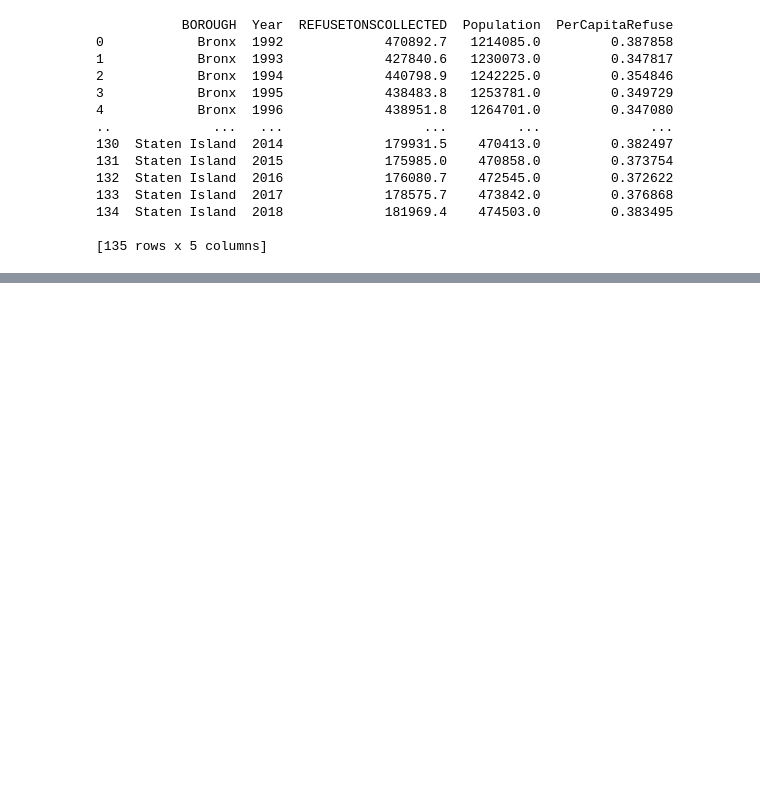
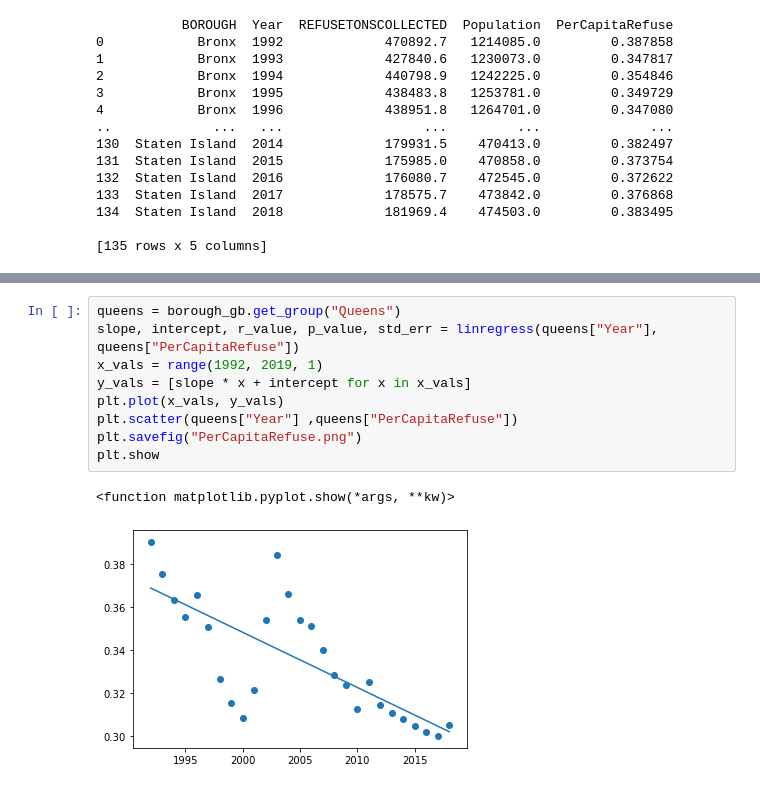
Before and after one commit to tedi529/New-York-Waste, a Jupyter notebook: Trash Output Time Borough.ipynb, the cells around one changed output, grey strips where cells are left out. Drawn from its saved outputs; the diff is of its cells as text; blank space fills up the shorter version.

```diff
--- a/Trash Output Time Borough.ipynb
+++ b/Trash Output Time Borough.ipynb
@@ -189,0 +190,12 @@ Bronx   1992         288   1214085.0         0.387858
+# %%
+queens = borough_gb.get_group("Queens")
+slope, intercept, r_value, p_value, std_err = linregress(queens["Year"], queens["PerCapitaRefuse"])
+x_vals = range(1992, 2019, 1)
+y_vals = [slope * x + intercept for x in x_vals]
+plt.plot(x_vals, y_vals)
+plt.scatter(queens["Year"] ,queens["PerCapitaRefuse"])
+plt.savefig("PerCapitaRefuse.png")
+plt.show
+# %% [output]
+<function matplotlib.pyplot.show(*args, **kw)>
+[figure, added]
```
Also changed, not shown: parts of 7 cells of this notebook, 2 other files.
